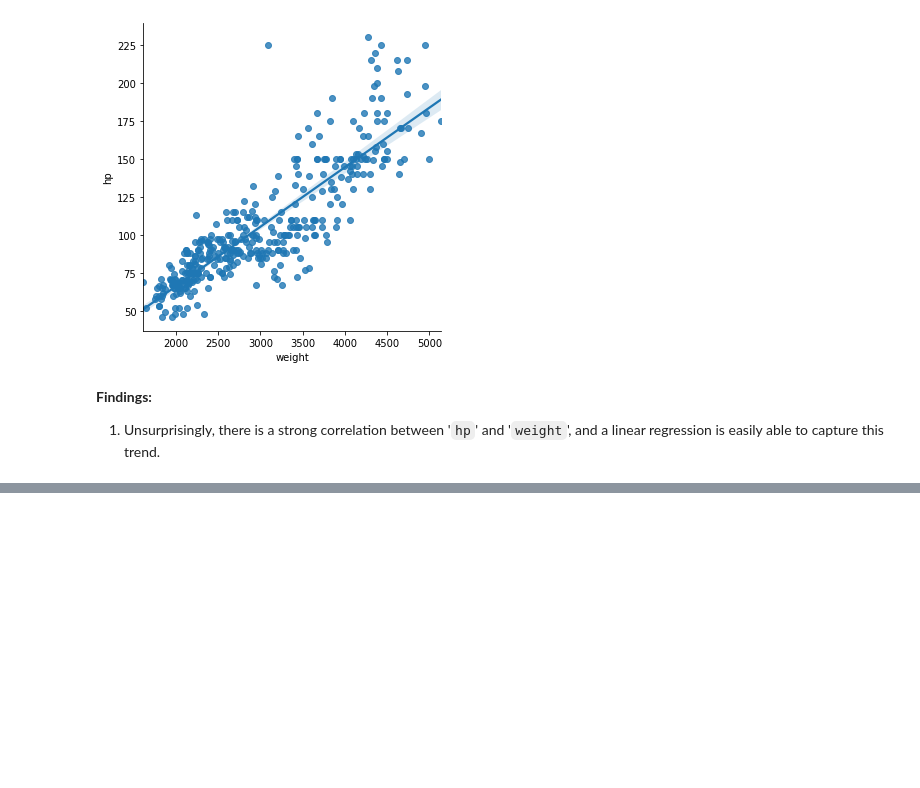
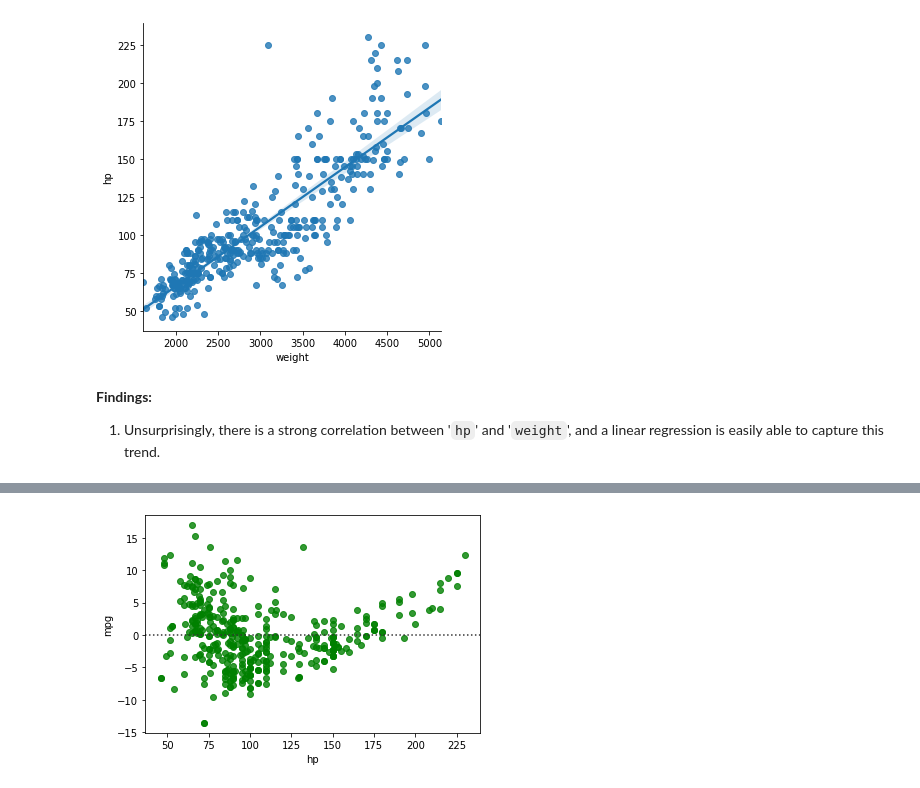
Before and after one commit to zaedulislam/Introduction_to_Data_Visualization_in_Python, a Jupyter notebook: 3. Statistical plots with Seaborn/Statistical plots with Seaborn.ipynb, the cells around one changed output, grey strips where cells are left out. Cells and saved outputs as stored; diff of their text form; code cells hidden in the pictures; blank space fills up the shorter version.

Commit message:
Plotting residuals of a regression

```diff
--- a/3. Statistical plots with Seaborn/Statistical plots with Seaborn.ipynb
+++ b/3. Statistical plots with Seaborn/Statistical plots with Seaborn.ipynb
@@ -34,0 +41,12 @@ plt.show()
+# %%
+# Import plotting modules
+import matplotlib.pyplot as plt
+import seaborn as sns
+
+# Generate a green residual plot of the regression between 'hp' and 'mpg'
+sns.residplot(x= 'hp', y = 'mpg', data = dataset, color ='green')
+
+# Display the plot
+plt.show()
+# %% [output]
+[figure, added]
```
Also changed, not shown: parts of 2 cells of this notebook.
